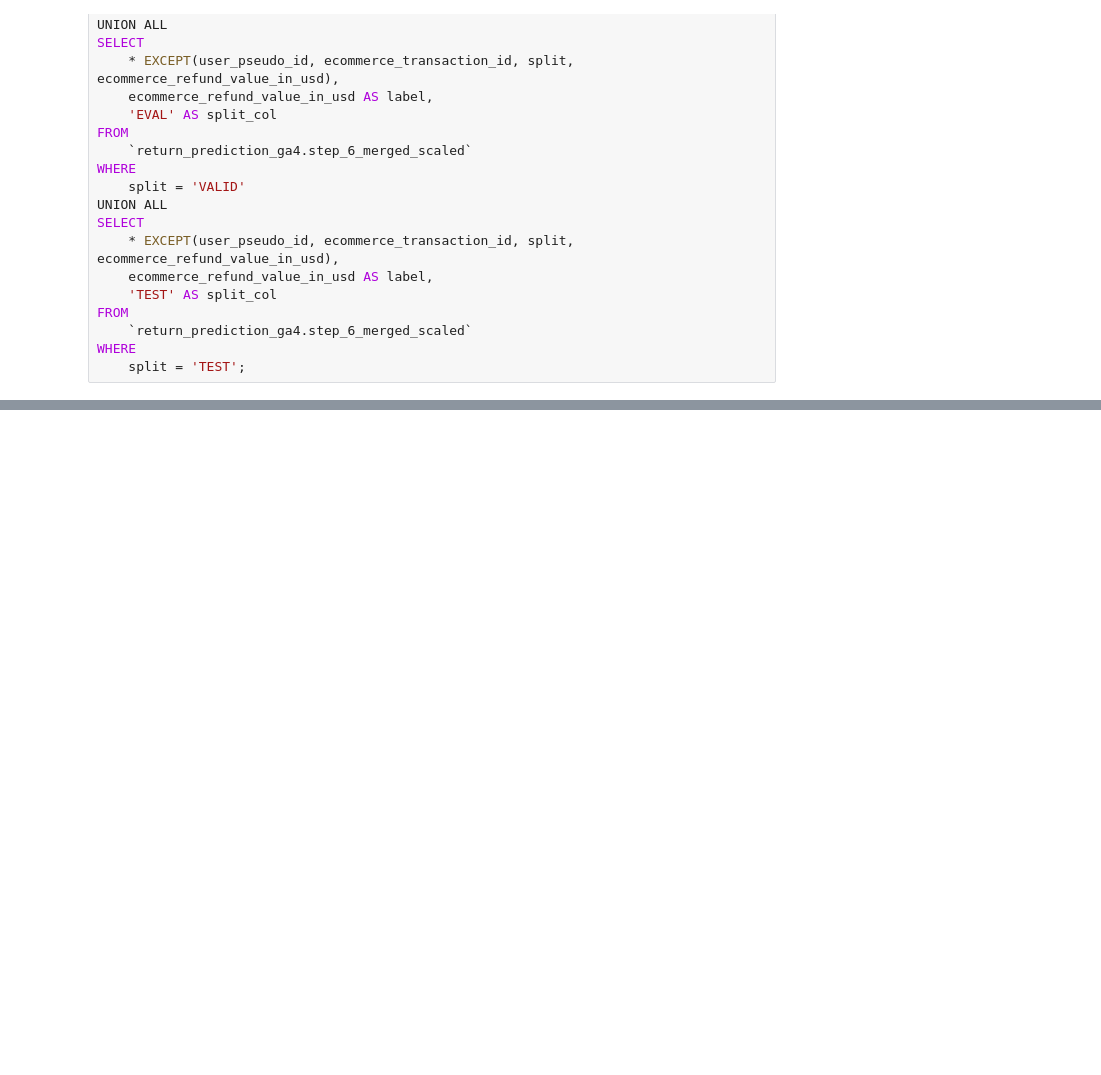
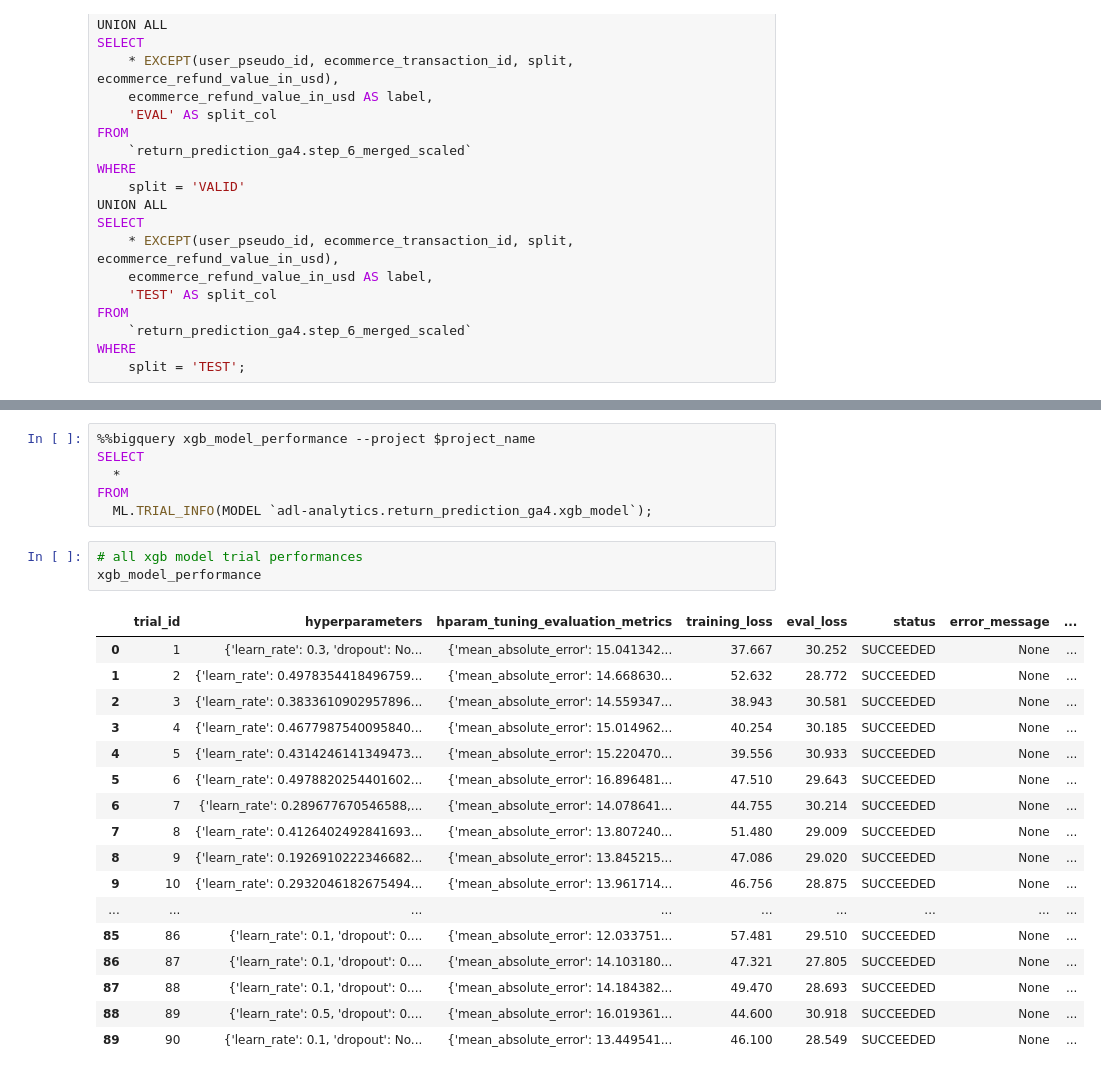
Before and after one commit to Adlucent/ga4-return-prediction, a Jupyter notebook: 7_Model_Building_and_Evaluation.ipynb, the cells around one changed output, grey strips where cells are left out. Saved outputs shown, nothing was run; the diff lists cells and outputs as text; blank space fills up the shorter version.

```diff
--- a/7_Model_Building_and_Evaluation.ipynb
+++ b/7_Model_Building_and_Evaluation.ipynb
@@ -197,0 +285,27 @@ WHERE
+# %%
+%%bigquery xgb_model_performance --project $project_name
+SELECT
+  *
+FROM
+  ML.TRIAL_INFO(MODEL `adl-analytics.return_prediction_ga4.xgb_model`);
+# %%
+# all xgb model trial performances
+xgb_model_performance
+# %% [output]
+|  | trial_id | hyperparameters | hparam_tuning_evaluation_metrics | training_loss | eval_loss | status | error_message | ... |
+| 0 | 1 | {'learn_rate': 0.3, 'dropout': No... | {'mean_absolute_error': 15.041342... | 37.667 | 30.252 | SUCCEEDED | None | ... |
+| 1 | 2 | {'learn_rate': 0.4978354418496759... | {'mean_absolute_error': 14.668630... | 52.632 | 28.772 | SUCCEEDED | None | ... |
+| 2 | 3 | {'learn_rate': 0.3833610902957896... | {'mean_absolute_error': 14.559347... | 38.943 | 30.581 | SUCCEEDED | None | ... |
+| 3 | 4 | {'learn_rate': 0.4677987540095840... | {'mean_absolute_error': 15.014962... | 40.254 | 30.185 | SUCCEEDED | None | ... |
+| 4 | 5 | {'learn_rate': 0.4314246141349473... | {'mean_absolute_error': 15.220470... | 39.556 | 30.933 | SUCCEEDED | None | ... |
+| 5 | 6 | {'learn_rate': 0.4978820254401602... | {'mean_absolute_error': 16.896481... | 47.510 | 29.643 | SUCCEEDED | None | ... |
+| 6 | 7 | {'learn_rate': 0.289677670546588,... | {'mean_absolute_error': 14.078641... | 44.755 | 30.214 | SUCCEEDED | None | ... |
+| 7 | 8 | {'learn_rate': 0.4126402492841693... | {'mean_absolute_error': 13.807240... | 51.480 | 29.009 | SUCCEEDED | None | ... |
+| 8 | 9 | {'learn_rate': 0.1926910222346682... | {'mean_absolute_error': 13.845215... | 47.086 | 29.020 | SUCCEEDED | None | ... |
+| 9 | 10 | {'learn_rate': 0.2932046182675494... | {'mean_absolute_error': 13.961714... | 46.756 | 28.875 | SUCCEEDED | None | ... |
+| ... | ... | ... | ... | ... | ... | ... | ... | ... |
+| 85 | 86 | {'learn_rate': 0.1, 'dropout': 0.... | {'mean_absolute_error': 12.033751... | 57.481 | 29.510 | SUCCEEDED | None | ... |
+| 86 | 87 | {'learn_rate': 0.1, 'dropout': 0.... | {'mean_absolute_error': 14.103180... | 47.321 | 27.805 | SUCCEEDED | None | ... |
+| 87 | 88 | {'learn_rate': 0.1, 'dropout': 0.... | {'mean_absolute_error': 14.184382... | 49.470 | 28.693 | SUCCEEDED | None | ... |
+| 88 | 89 | {'learn_rate': 0.5, 'dropout': 0.... | {'mean_absolute_error': 16.019361... | 44.600 | 30.918 | SUCCEEDED | None | ... |
+| 89 | 90 | {'learn_rate': 0.1, 'dropout': No... | {'mean_absolute_error': 13.449541... | 46.100 | 28.549 | SUCCEEDED | None | ... |
```
Also changed, not shown: parts of 40 cells of this notebook.
